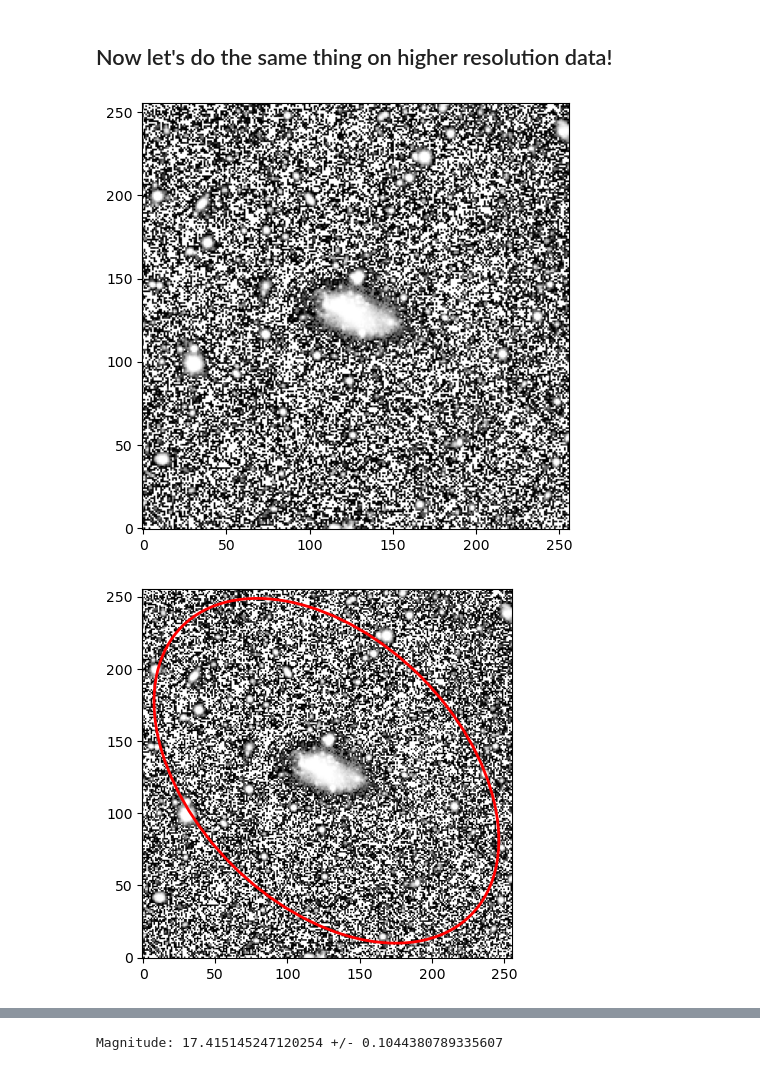
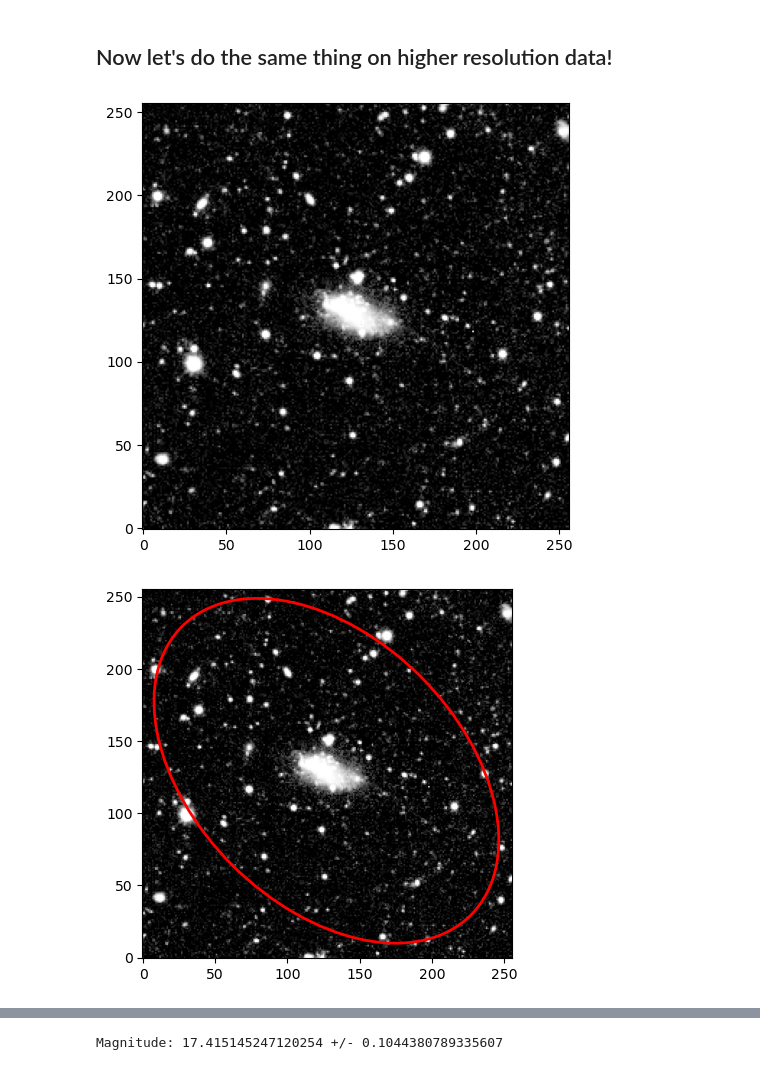
Before and after one commit to itviolin2013/Polaris-Kamino, a Jupyter notebook: ErrorProp_DES_PS.ipynb, the cells around one changed output, grey strips where cells are left out. Cells and saved outputs as stored; diff of their text form; code cells hidden in the pictures.

```diff
--- a/ErrorProp_DES_PS.ipynb
+++ b/ErrorProp_DES_PS.ipynb
@@ -191,25 +191,31 @@ Magnitude: 17.418985214569332 +/- 2.719310168247956
 # %%
 #first, plot the data!
 hdu = fits.open('Kamino_legacy.fits')[0]#FILL IN WITH FILEPATH!
 data = hdu.data[0]
 header=hdu.header
 
 cmap=plt.cm.Greys_r
 
 #Since we should already have ds9 open, use that to make an estinate of position and size!
 
-cutout=data
+position=(126.98634, 129.36399)#FILL IN
+size=(1191, 1191)#FILL IN
+cutout=Cutout2D(data, position, size)
 
-minim=np.percentile(cutout.data, 70)
+min = np.min(cutout.data)
+
+cutout.data += np.abs(min)
+
+minim=np.percentile(cutout.data, 50)
 maxim=np.percentile(cutout.data, 99)
 
 
 plt.imshow(cutout.data, origin='lower', cmap=cmap, vmin=minim, vmax=maxim, norm='log')
 plt.tight_layout()
 
 plt.show()
 # %% [output]
-[figure, old version]
+[figure, new version]
 # %%
 #Now make your aperture and annulus and plug them all into the function you made!
 position = (126.98634, 129.36399)#FILL IN
@@ -236,7 +242,7 @@ ax.imshow(cutout.data, origin='lower', cmap=cmap, vmin=minim, vmax=maxim, norm='
 ax.add_patch(aper_overlay)
 plt.show()
 # %% [output]
-[figure, old version]
+[figure, new version]
 # %%
 a_in=327.48
 a_out=387.02
```
Also changed, not shown: parts of 2 cells of this notebook, 1 other file.
